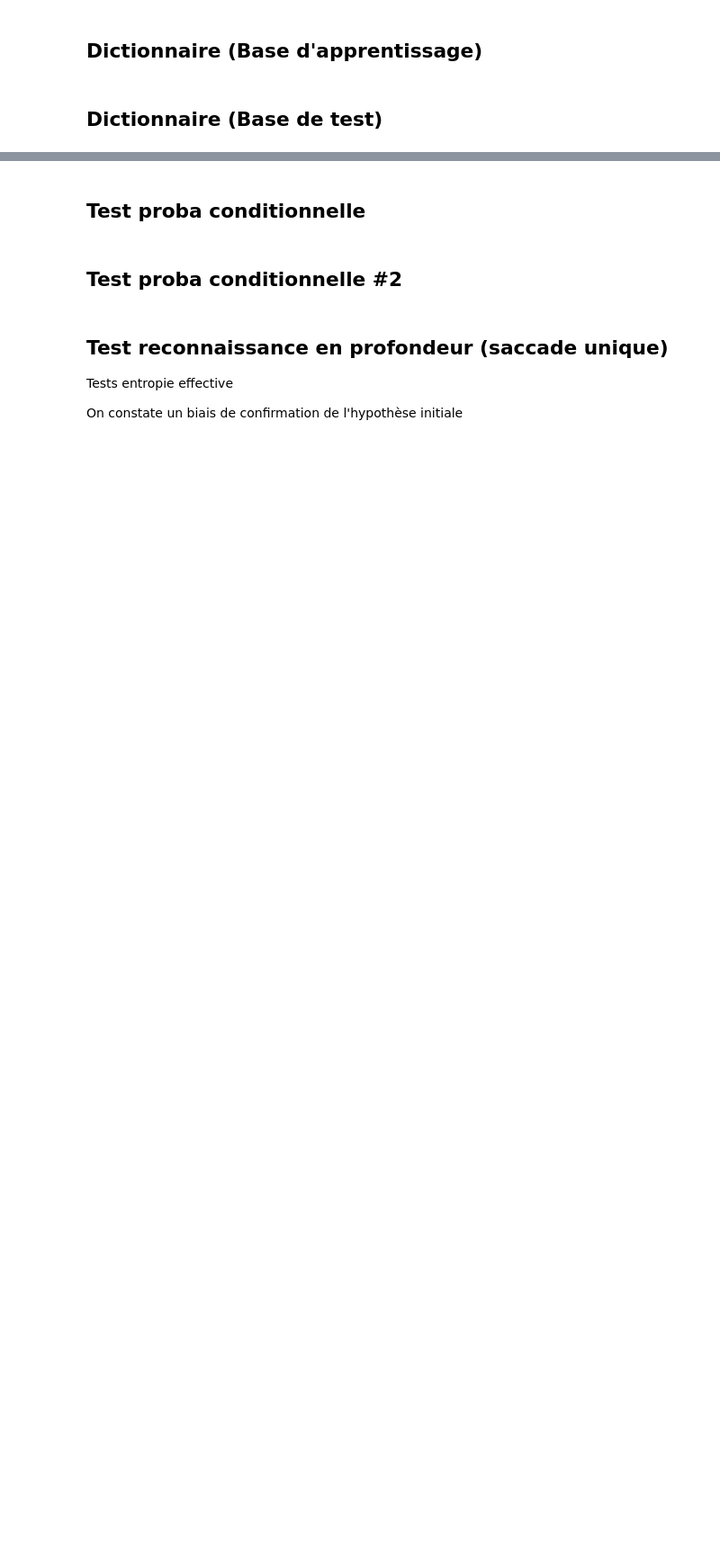
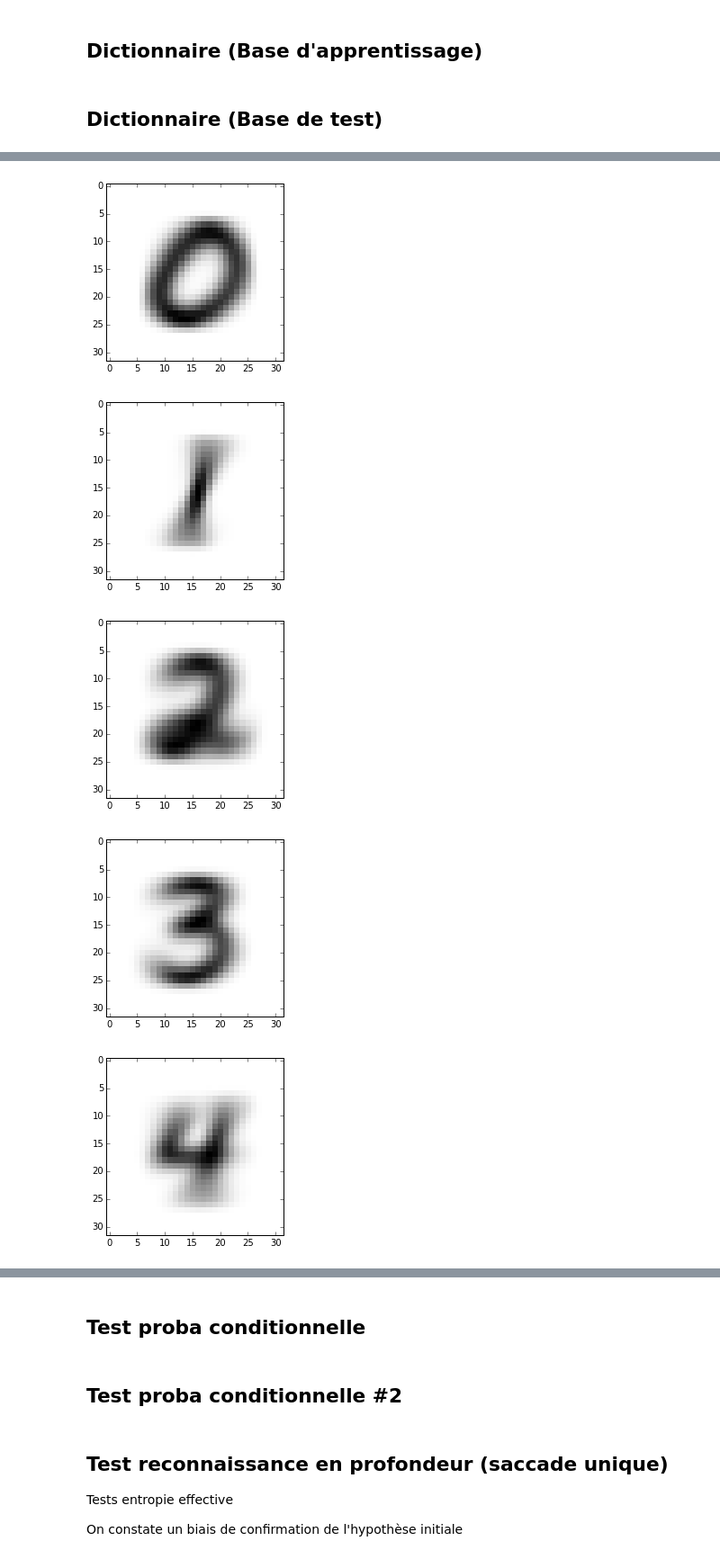
Before and after one commit to gdbmanu/ProjS8-git, a Jupyter notebook: mnist-waveimage-tests.ipynb, the cells around one changed output, grey strips where cells are left out. Shown at 90% size. Cells and saved outputs as stored; diff of their text form; code cells hidden in the pictures; blank space fills up the shorter version.

```diff
--- a/mnist-waveimage-tests.ipynb
+++ b/mnist-waveimage-tests.ipynb
@@ -68,7 +96,8 @@ plt.imshow(w_zero.get_image(), interpolation='nearest', cmap='gray')
 B_train = []
 for i in range(len(mnist.train.images)):
     if i % 1000 == 0 :
-        print i
+        sys.stdout.write('\rstep %d' % i)
+        sys.stdout.flush()
     c = mnist.train.labels[i]
     image = mnist_reshape_32(mnist.train.images[i])
     w = WaveImage(image = image)
@@ -84,7 +115,8 @@ for i in range(len(mnist.train.images)):
 B_test = []
 for i in range(len(mnist.test.images)):
     if i % 1000 == 0 :
-        print i
+        sys.stdout.write('\rstep %d' % i)
+        sys.stdout.flush()
     c = mnist.test.labels[i]
     image = mnist_reshape_32(mnist.test.images[i])
     w = WaveImage(image = image)
@@ -193,0 +280,17 @@ for c in range(10):
+# %%
+avg_image = {}
+for c in range(10):
+    w = WaveImage()
+    for h in range(6):
+        for u in calc_U((32, 32), h, 6):
+            w.set_data( h, u, mu[c][h][u] * (1 - rho[c][h][u]))
+    avg_image[c] = w.get_image()
+    plt.figure(figsize=(12,8))
+    plt.subplot(131)
+    plt.imshow(w.get_image(), interpolation='nearest', cmap='gray_r')
+# %% [output]
+[figure, added]
+[figure, added]
+[figure, added]
+[figure, added]
+[figure, added]
```
Also changed, not shown: parts of 104 cells of this notebook.
